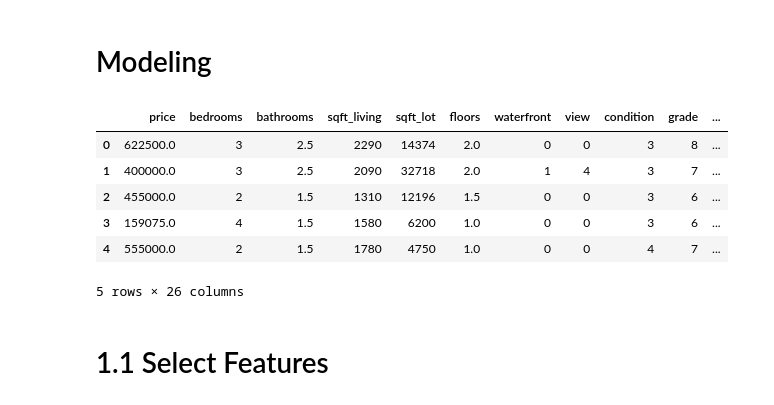
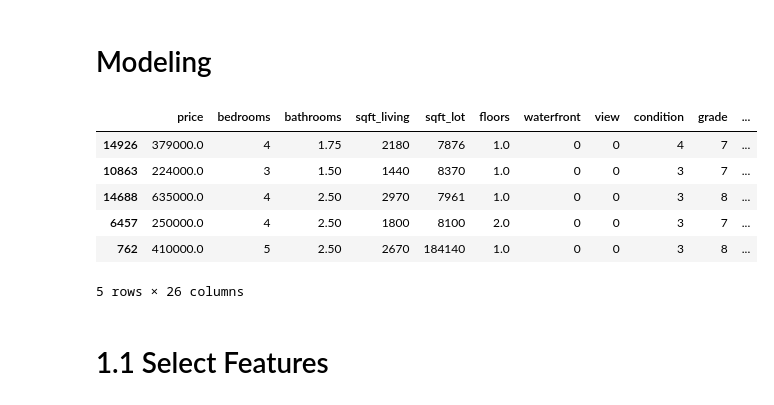
Before and after one commit to georgewillben/King_County_House_Prices, a Jupyter notebook: Modeling.ipynb, the cells around one changed output. Drawn from its saved outputs; the diff is of its cells as text; code cells hidden in the pictures.

```diff
--- a/Modeling.ipynb
+++ b/Modeling.ipynb
@@ -14,14 +14,21 @@ from sklearn.metrics import mean_squared_error, r2_score
 # %%
 # import data
 df = pd.read_csv("train.csv")
+
+#remove outliers
+df = df.sort_values("log_price")[:-5]
+
+# shuffle
+df = df.sample(frac=1)
+
 df.head()
 # %% [output]
 |  | price | bedrooms | bathrooms | sqft_living | sqft_lot | floors | waterfront | view | condition | grade | ... |
-| 0 | 622500.0 | 3 | 2.5 | 2290 | 14374 | 2.0 | 0 | 0 | 3 | 8 | ... |
-| 1 | 400000.0 | 3 | 2.5 | 2090 | 32718 | 2.0 | 1 | 4 | 3 | 7 | ... |
-| 2 | 455000.0 | 2 | 1.5 | 1310 | 12196 | 1.5 | 0 | 0 | 3 | 6 | ... |
-| 3 | 159075.0 | 4 | 1.5 | 1580 | 6200 | 1.0 | 0 | 0 | 3 | 6 | ... |
-| 4 | 555000.0 | 2 | 1.5 | 1780 | 4750 | 1.0 | 0 | 0 | 4 | 7 | ... |
+| 14926 | 379000.0 | 4 | 1.75 | 2180 | 7876 | 1.0 | 0 | 0 | 4 | 7 | ... |
+| 10863 | 224000.0 | 3 | 1.50 | 1440 | 8370 | 1.0 | 0 | 0 | 3 | 7 | ... |
+| 14688 | 635000.0 | 4 | 2.50 | 2970 | 7961 | 1.0 | 0 | 0 | 3 | 8 | ... |
+| 6457 | 250000.0 | 4 | 2.50 | 1800 | 8100 | 2.0 | 0 | 0 | 3 | 7 | ... |
+| 762 | 410000.0 | 5 | 2.50 | 2670 | 184140 | 1.0 | 0 | 0 | 3 | 8 | ... |
 5 rows × 26 columns
 # %% [markdown]
 # 1.1 Select Features
```
Also changed, not shown: parts of 24 cells of this notebook.
